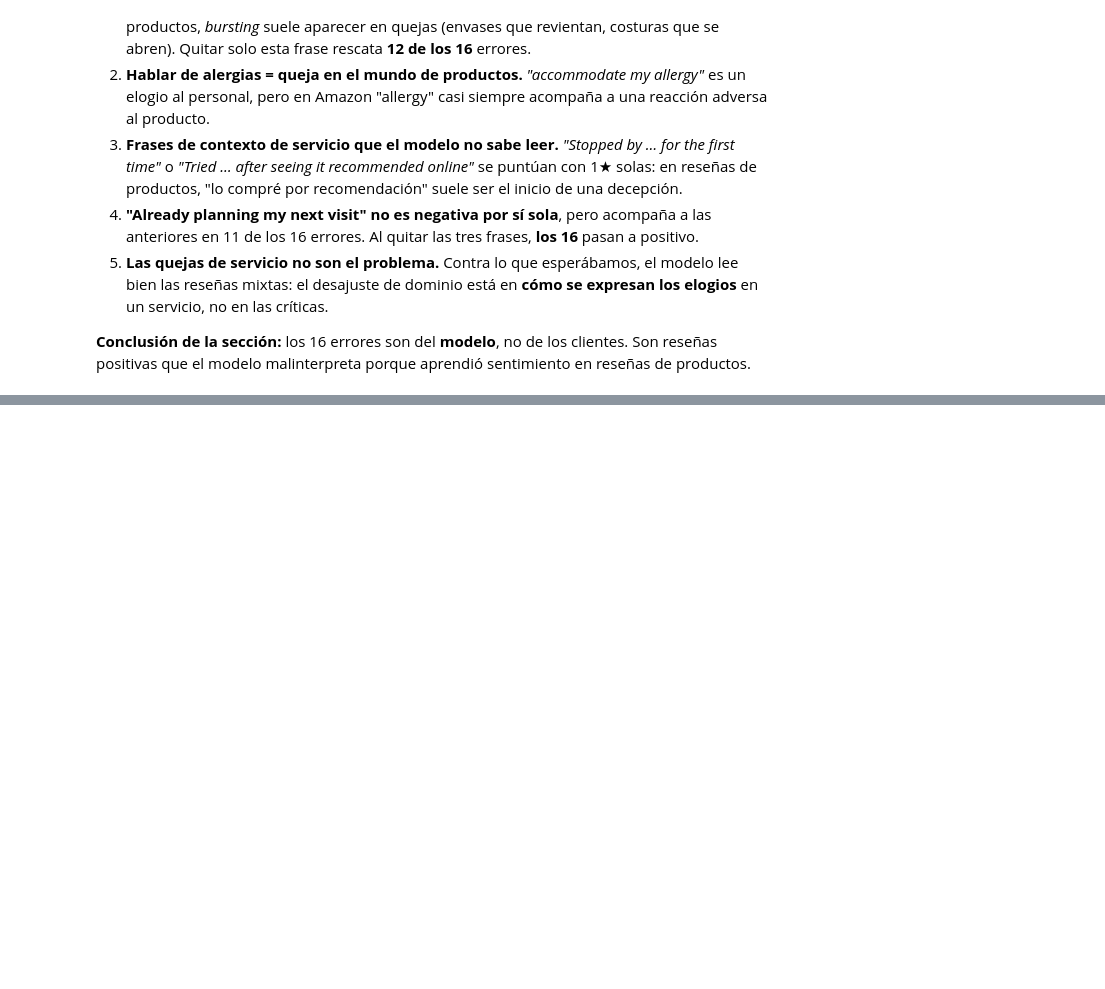
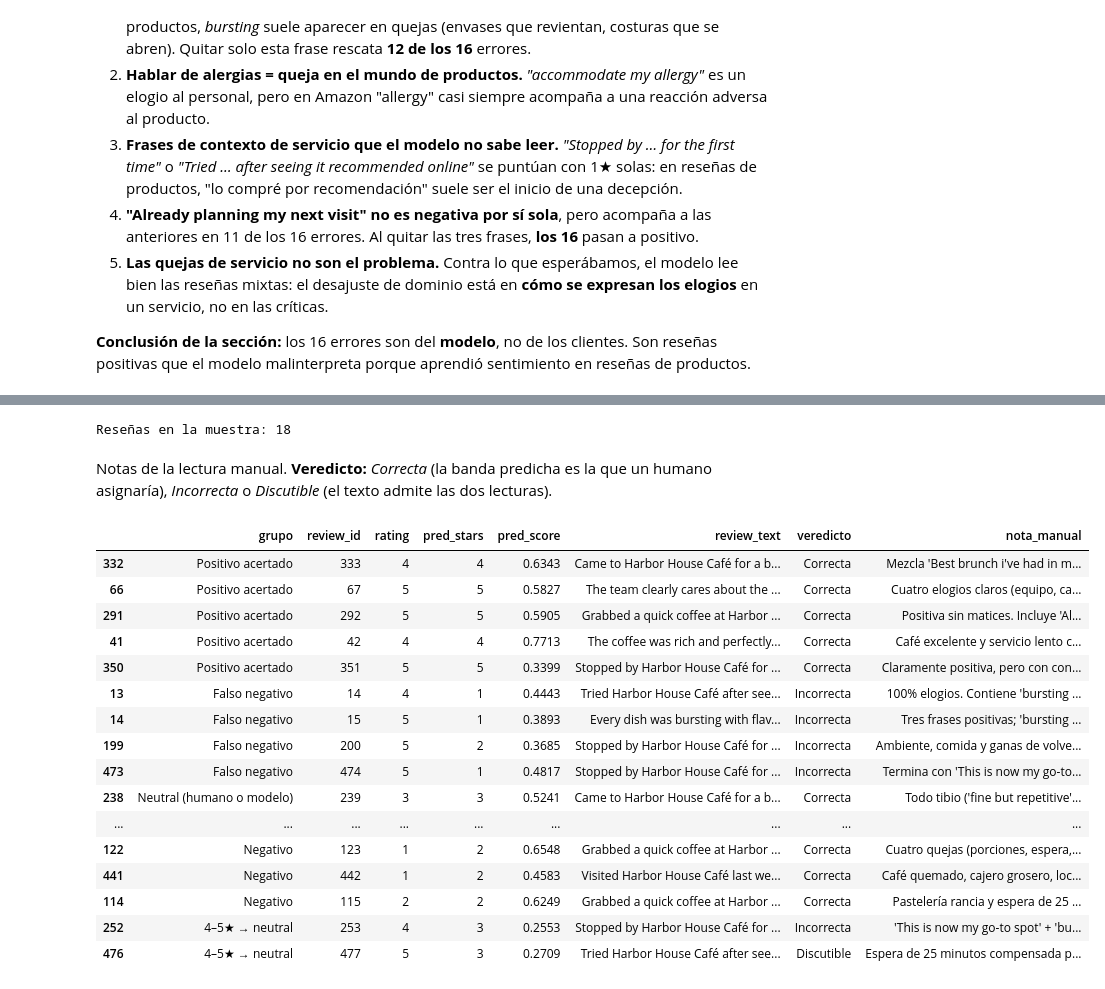
Before and after one commit to 4GeeksAcademy/juan-gouveia-machine-learning-python-template, a Jupyter notebook: src/explore.ipynb, the cells around one changed output, grey strips where cells are left out. Drawn from its saved outputs; the diff is of its cells as text; code cells hidden in the pictures; blank space fills up the shorter version.

```diff
--- a/src/explore.ipynb
+++ b/src/explore.ipynb
@@ -545,0 +550,74 @@ results[(results["rating"] >= 4) & (results["pred_stars"] == 3)][["review_id", "
+# %%
+pos_ok = (results["rating"] >= 4) & (results["pred_stars"] >= 4)
+pos_to_neutral = (results["rating"] >= 4) & (results["pred_stars"] == 3)
+neutral = ((results["rating"] == 3) | (results["pred_stars"] == 3)) & ~pos_to_neutral
+negative = (results["rating"] <= 2) & (results["pred_stars"] <= 2)
+
+SAMPLE_PLAN = {
+    "Positivo acertado": (pos_ok, 5),
+    "Falso negativo": (is_fn, 4),
+    "Neutral (humano o modelo)": (neutral, 4),
+    "Negativo": (negative, 3),
+    "4–5★ → neutral": (pos_to_neutral, 2),
+}
+manual_sample = pd.concat(
+    results[mask].sample(n, random_state=42).assign(grupo=group)
+    for group, (mask, n) in SAMPLE_PLAN.items()
+)
+assert manual_sample["review_id"].is_unique
+print(f"Reseñas en la muestra: {len(manual_sample)}")
+# %% [output]
+Reseñas en la muestra: 18
+# %% [markdown]
+Notas de la lectura manual. **Veredicto:** *Correcta* (la banda predicha es la que un humano asignaría), *Incorrecta* o *Discutible* (el texto admite las dos lecturas).
+# %%
+MANUAL_NOTES = {
+    # Positivos acertados
+    333: ("Correcta", "Mezcla 'Best brunch i've had in months' con frases tibias; positivo es razonable, aunque neutral también sería defendible."),
+    67:  ("Correcta", "Cuatro elogios claros (equipo, café, precio, volverá)."),
+    292: ("Correcta", "Positiva sin matices. Incluye 'Already planning my next visit' y aun así acierta: la frase no es negativa por sí sola."),
+    42:  ("Correcta", "Café excelente y servicio lento compensado ('overall a solid experience'); 4★ positivo encaja."),
+    351: ("Correcta", "Claramente positiva, pero con confianza baja (0.34): la apertura 'Stopped by... for the first time' resta seguridad."),
+    # Falsos negativos
+    14:  ("Incorrecta", "100% elogios. Contiene 'bursting with flavor' y 'recommended online', dos de las frases que el modelo lee como 1★."),
+    15:  ("Incorrecta", "Tres frases positivas; 'bursting with flavor' arrastra la predicción a 1★."),
+    200: ("Incorrecta", "Ambiente, comida y ganas de volver: positiva. Mismo patrón ('first time' + 'bursting')."),
+    474: ("Incorrecta", "Termina con 'This is now my go-to spot'; inequívocamente positiva."),
+    # Neutrales
+    239: ("Correcta", "Todo tibio ('fine but repetitive', 'polite but slow'): neutral."),
+    215: ("Discutible", "'Nobody checked on us the entire meal' es una queja real; el 3★ humano es generoso y el 2★ del modelo es defendible."),
+    192: ("Discutible", "El cuerpo es tibio ('decent', 'fine') y solo el cierre es negativo; el neutral del modelo es tan razonable como el 2★ humano."),
+    345: ("Correcta", "Comida promedio, servicio lento, 'fine for a quick stop': neutral."),
+    # Negativos
+    123: ("Correcta", "Cuatro quejas (porciones, espera, limpieza, decepción). El modelo dice 2★ y no 1★, pero la banda es correcta."),
+    442: ("Correcta", "Café quemado, cajero grosero, local caótico: negativa."),
+    115: ("Correcta", "Pastelería rancia y espera de 25 minutos: negativa."),
+    # 4–5★ → neutral
+    253: ("Incorrecta", "'This is now my go-to spot' + 'bursting with flavor': positiva. El servicio 'average' no la vuelve neutral."),
+    477: ("Discutible", "Espera de 25 minutos compensada por la comida y planea volver: positiva para un humano, pero se entiende el neutral."),
+}
+
+assert set(MANUAL_NOTES) == set(manual_sample["review_id"]), "La muestra cambió: revisar las notas"
+manual_review = manual_sample.assign(
+    veredicto=manual_sample["review_id"].map(lambda i: MANUAL_NOTES[i][0]),
+    nota_manual=manual_sample["review_id"].map(lambda i: MANUAL_NOTES[i][1]),
+)[["grupo", "review_id", "rating", "pred_stars", "pred_score", "review_text", "veredicto", "nota_manual"]]
+manual_review
+# %% [output]
+|  | grupo | review_id | rating | pred_stars | pred_score | review_text | veredicto | nota_manual |
+| 332 | Positivo acertado | 333 | 4 | 4 | 0.6343 | Came to Harbor House Café for a b... | Correcta | Mezcla 'Best brunch i've had in m... |
+| 66 | Positivo acertado | 67 | 5 | 5 | 0.5827 | The team clearly cares about the ... | Correcta | Cuatro elogios claros (equipo, ca... |
+| 291 | Positivo acertado | 292 | 5 | 5 | 0.5905 | Grabbed a quick coffee at Harbor ... | Correcta | Positiva sin matices. Incluye 'Al... |
+| 41 | Positivo acertado | 42 | 4 | 4 | 0.7713 | The coffee was rich and perfectly... | Correcta | Café excelente y servicio lento c... |
+| 350 | Positivo acertado | 351 | 5 | 5 | 0.3399 | Stopped by Harbor House Café for ... | Correcta | Claramente positiva, pero con con... |
+| 13 | Falso negativo | 14 | 4 | 1 | 0.4443 | Tried Harbor House Café after see... | Incorrecta | 100% elogios. Contiene 'bursting ... |
+| 14 | Falso negativo | 15 | 5 | 1 | 0.3893 | Every dish was bursting with flav... | Incorrecta | Tres frases positivas; 'bursting ... |
+| 199 | Falso negativo | 200 | 5 | 2 | 0.3685 | Stopped by Harbor House Café for ... | Incorrecta | Ambiente, comida y ganas de volve... |
+| 473 | Falso negativo | 474 | 5 | 1 | 0.4817 | Stopped by Harbor House Café for ... | Incorrecta | Termina con 'This is now my go-to... |
+| 238 | Neutral (humano o modelo) | 239 | 3 | 3 | 0.5241 | Came to Harbor House Café for a b... | Correcta | Todo tibio ('fine but repetitive'... |
+| ... | ... | ... | ... | ... | ... | ... | ... | ... |
+| 122 | Negativo | 123 | 1 | 2 | 0.6548 | Grabbed a quick coffee at Harbor ... | Correcta | Cuatro quejas (porciones, espera,... |
+| 441 | Negativo | 442 | 1 | 2 | 0.4583 | Visited Harbor House Café last we... | Correcta | Café quemado, cajero grosero, loc... |
+| 114 | Negativo | 115 | 2 | 2 | 0.6249 | Grabbed a quick coffee at Harbor ... | Correcta | Pastelería rancia y espera de 25 ... |
+| 252 | 4–5★ → neutral | 253 | 4 | 3 | 0.2553 | Stopped by Harbor House Café for ... | Incorrecta | 'This is now my go-to spot' + 'bu... |
+| 476 | 4–5★ → neutral | 477 | 5 | 3 | 0.2709 | Tried Harbor House Café after see... | Discutible | Espera de 25 minutos compensada p... |
```
Also changed, not shown: parts of 3 cells of this notebook.
